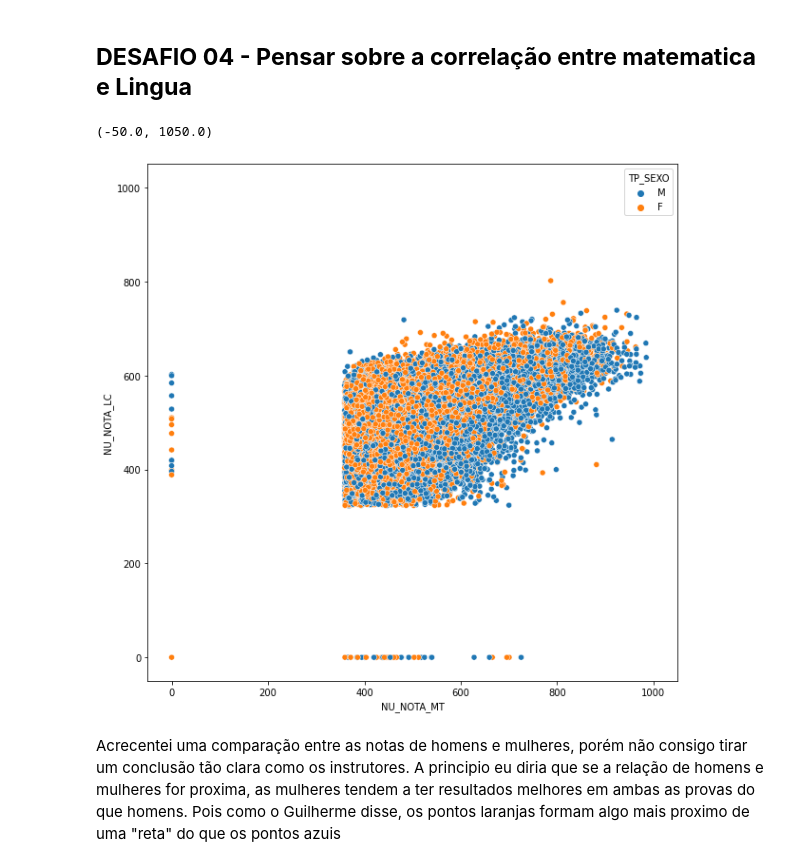
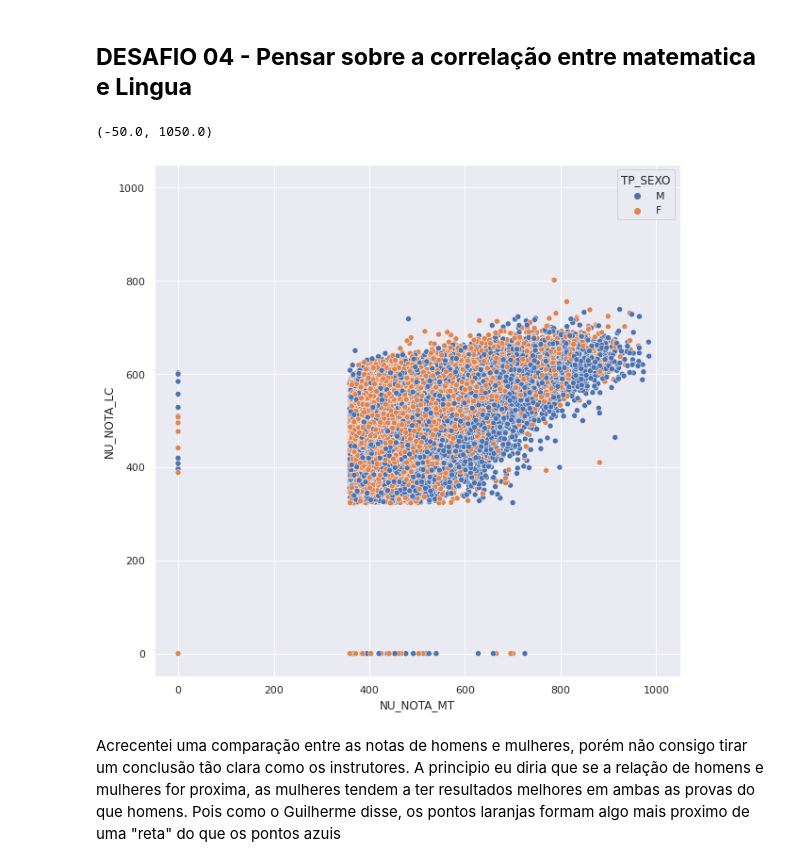
Before and after one commit to Gradimilo/IMERSAO_DADOS_2-2020, a Jupyter notebook: Aula03.ipynb, the cells around one changed output. Drawn from its saved outputs; the diff is of its cells as text; code cells hidden in the pictures.

```diff
--- a/Aula03.ipynb
+++ b/Aula03.ipynb
@@ -263,6 +263,7 @@ Name: NU_NOTA_CH, Length: 4106, dtype: int64
 # %% [markdown]
 ## **DESAFIO 02 - CRIAR A DIAGONAL CORRELATION ENTRE AS NOTAS**
 # %%
+sns.set()
 mask = np.triu(np.ones_like(correlacao,dtype=bool))
 sns.heatmap(correlacao, mask=mask,cmap='Blues', center=0, annot= True)
 # %% [output]
@@ -271,6 +272,7 @@ sns.heatmap(correlacao, mask=mask,cmap='Blues', center=0, annot= True)
 # %% [markdown]
 ## **DESAFIO 03 - Filtrar as notas por seu estuado ou sua cidade e refazer as analisaer verificando se são semalhantes ao geral**
 # %%
+sns.set()
 notas_mg = dados_sem_zero.query("SG_UF_RESIDENCIA =='MG'")
 notas_mariana = dados_sem_zero.query("SG_UF_RESIDENCIA =='MG' and NO_MUNICIPIO_RESIDENCIA =='Mariana'")
 
@@ -294,13 +296,14 @@ Os niveis de correlação parecem se manter a nivel Estadual e Nacional, porem a
 # %% [markdown]
 ## **DESAFIO 04 - Pensar sobre a correlação entre matematica e Lingua**
 # %%
+sns.set()
 plt.figure(figsize=(10,10))
 sns.scatterplot(data = dados_sem_zero,x="NU_NOTA_MT",y="NU_NOTA_LC", hue='TP_SEXO')
 plt.xlim((-50,1050))
 plt.ylim((-50,1050))
 # %% [output]
 (-50.0, 1050.0)
-[figure, old version]
+[figure, new version]
 # %% [markdown]
 Acrecentei uma comparação entre as notas de homens e mulheres, porém não consigo tirar um conclusão tão clara como os instrutores. A principio eu diria que se a relação de homens e mulheres for proxima, as mulheres tendem a ter resultados melhores em ambas as provas do que homens. Pois como o Guilherme disse, os pontos laranjas formam algo mais proximo de uma "reta" do que os pontos azuis
 # %%
```
Also changed, not shown: parts of 3 cells of this notebook.
